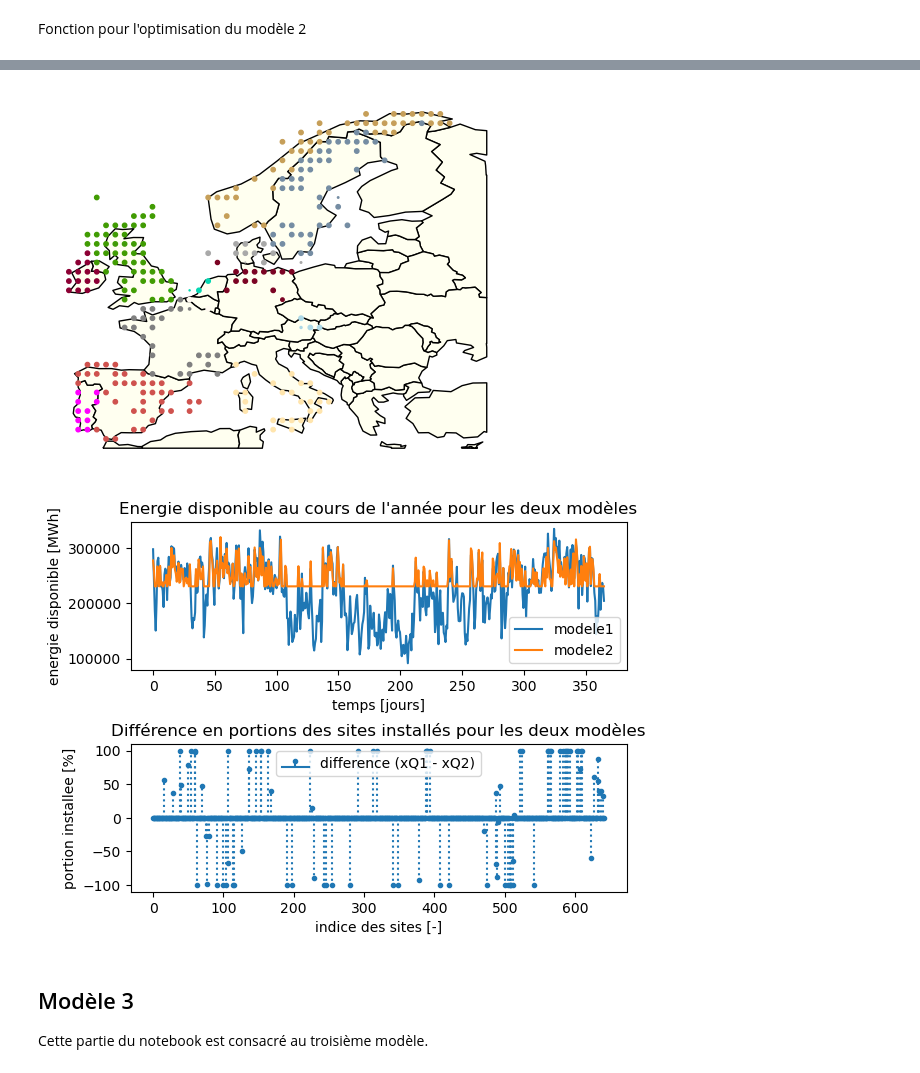
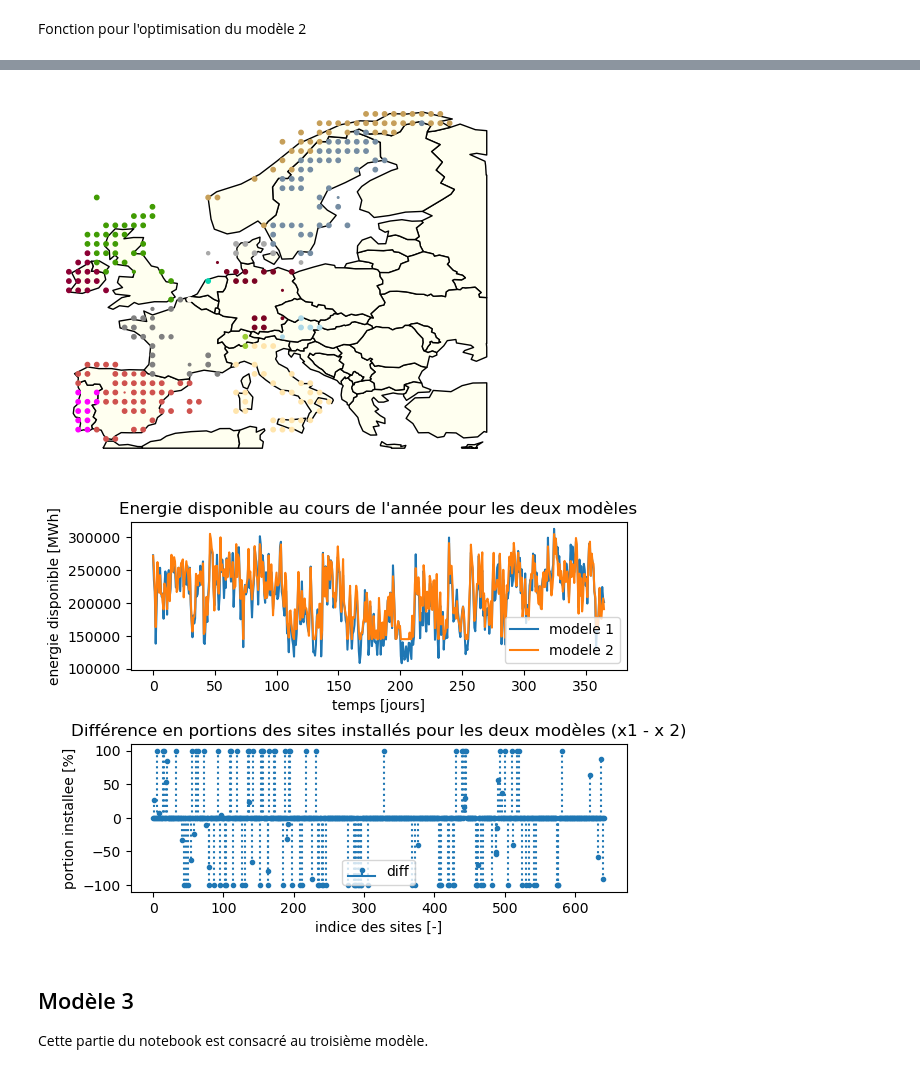
Before and after one commit to igivotron/LINMA1702, a Jupyter notebook: LINMA1702.ipynb, the cells around one changed output, grey strips where cells are left out. Saved outputs shown, nothing was run; the diff lists cells and outputs as text; code cells hidden in the pictures.

```diff
--- a/LINMA1702.ipynb
+++ b/LINMA1702.ipynb
@@ -38,8 +38,8 @@ P = 5e5
 k = 0.17
 delta = 0.02
 T = 3
-S = 2e8
-#S = 8e6 # j'hesite encore
+#S = 2e8
+S = 8e6 # j'hesite encore
 
 nticks = 500
 scale = 'jours'
@@ -92,16 +92,16 @@ class Solution :
         self.E = E
         self.Etot = Etot
 # %%
-def getSolution(x, A, R, h):
+def getSolution(x, A, c, h):
     E = np.zeros((h))
     Rm = np.zeros((h))
 
     for j in range (h) :
         E[j]   =  x @ A[:,j]
-        Rm[j] = x @ R[:, j]
+        Rm[j] = x @ A[:, j]
 
     if (np.sum(x) != 0) :
-        Rm = Rm/np.sum(x)
+        Rm = Rm/(c@x)
 
     Etot = np.sum(E)
     Rmtot = np.sum(Rm)/h
@@ -204,7 +204,7 @@ def modele1 (t, m, n, h, ct, cm, c, Rt, Rm, R, A, P, k, checkpoints) :
     return x,z
 # %%
 x,z = modele1(t,m,n,h,onshore_capa,offshore_capa,c,onshore_rend,offshore_rend,R,A,P,k, checkpoints)
-sol = getSolution(x, A, R, h)
+sol = getSolution(x, A, c, h)
 
 print("Minimum de l'énergie produite en une heure, ou fonction objectif : {} MWh".format(z))
 print("Rendement moyen sur l'année : {} %".format(sol.Rmtot*100))
@@ -351,7 +351,7 @@ def modele2 (t, m, n, h, ct, cm, c, Rt, Rm, R, A, P, k, S, checkpoints) :
 xQ1,EQ1 = x,sol.E ##comparison tool
 
 x,s,z = modele2(t,m,n,h,onshore_capa,offshore_capa,c,onshore_rend,offshore_rend,R,A,P,k,S,checkpoints)
-sol = getSolution(x, A, R, h)
+sol = getSolution(x, A, c, h)
 
 print("Minimum de l'énergie produite en une heure, ou fonction objectif : {} MWh".format(z))
 print("Rendement moyen sur l'année : {} %".format(sol.Rmtot*100))
@@ -371,55 +371,15 @@ graph_Q2energy(sol.E, s, nticks = nticks, scale = scale,name = "graphe-engQ2")
 # %%
 plotMap(data, x, name="bigIronFanQ2")
 # %% [output]
-[figure, old version]
+[figure, new version]
 # %%
 xQ2,EQ2,sQ2 = x,sol.E,s
-name ="graph-comparison"
+Edisp2 = EQ2 + sQ2
 
 ## Comparaison des resultats de la Q1 et de la Q2 (selon h, nticks, scale, EQ1, EQ2, n, xQ1, xQ2,  name)
-
-if (nticks != None) :
-## Espacement des valeurs (sampling)
-    step = h // min(nticks,h)
-    plot_hours = np.arange(0,h)[::step]
-    plot_EQ1 = EQ1[::step]
-    plot_EQ2 = EQ2[::step]
-    plot_sQ2 = sQ2[::step]
-else :
-    plot_hours, plot_EQ1, plot_EQ2, plot_sQ2 = np.arange(0,h), EQ1, EQ2, sQ2
-
-## Calibrage de l'axe des abscisses selon l'argument scale
-plot_time = plot_hours
-if (scale == 'jours') :
-    plot_time = plot_time/24
-elif (scale == 'semaines') :
-    plot_time = plot_time/168
-elif (scale == 'mois') :
-    plot_time = plot_time/730
-else :
-    print("Argument 'scale' is invalid. Graph is scaled with hours.")
-
-plt.figure("Comparaison des deux premiers modèles au niveau des sites éoliens installés et des énergies produites")
-
-plt.subplot(2,1,1)
-plt.title("Energie disponible au cours de l'année pour les deux modèles")
-plt.plot(plot_time, plot_EQ1, label="modele1")
-plt.plot(plot_time, plot_EQ2+plot_sQ2, label="modele2")
-plt.xlabel("temps [{}]".format(scale))
-plt.ylabel("energie disponible [MWh]")
-plt.legend()
-
-plt.subplot(2,1,2)
-plt.title("Différence en portions des sites installés pour les deux modèles")
-plt.stem(np.arange(0,n), (xQ1-xQ2)*100, linefmt='C0:', markerfmt='C0.', basefmt='C0', label="difference (xQ1 - xQ2)")
-plt.xlabel("indice des sites [-]")
-plt.ylabel("portion installee [%]")
-plt.legend()
-
-plt.subplots_adjust(hspace=0.5)
-plt.show()
+graph_comparison(EQ1,Edisp2,xQ1,xQ2,nticks=nticks,scale=scale,name='graph-comparison-Q2',modeles=(1,2))
 # %% [output]
-[figure, old version]
+[figure, new version]
 # %% [markdown]
 ## Modèle 3
 Cette partie du notebook est consacré au troisième modèle.
```
Also changed, not shown: parts of 6 cells of this notebook, 5 other files.
